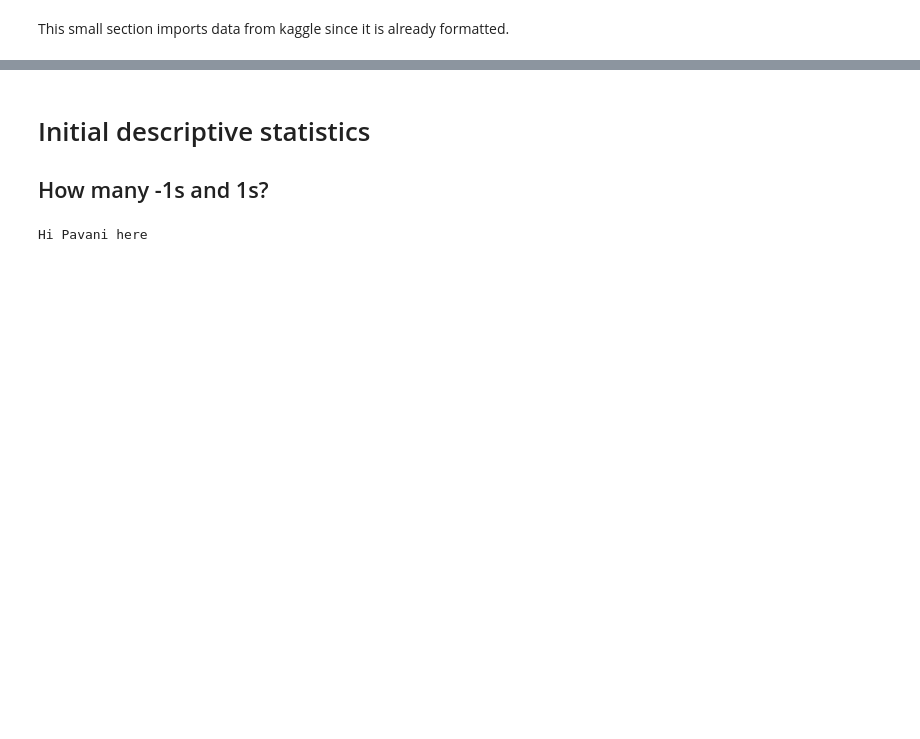
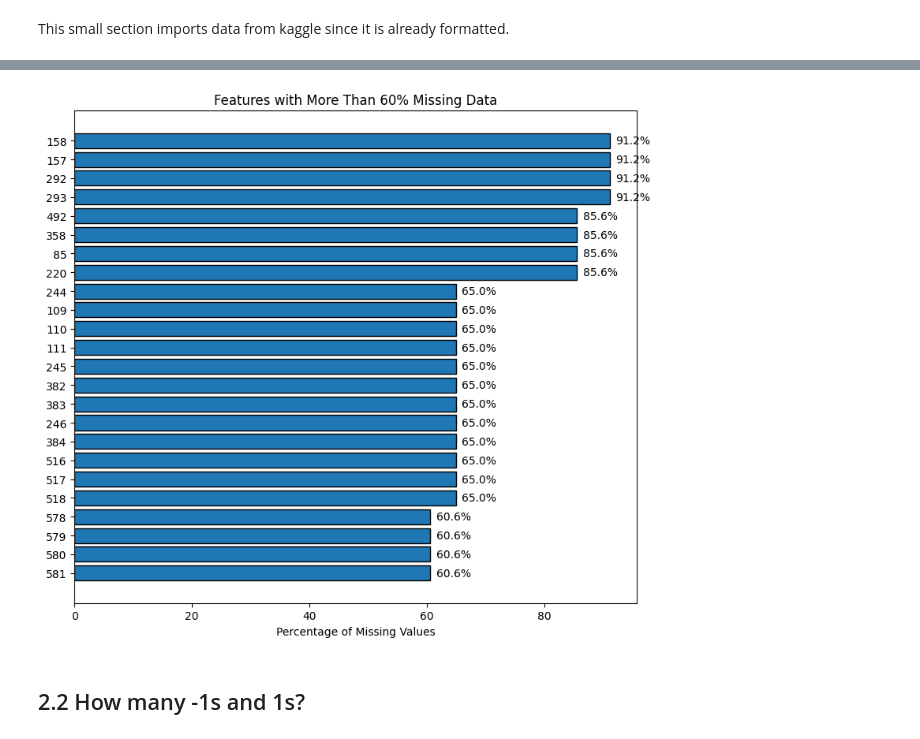
Before and after one commit to krishna1kok/DataCamp-Project, a Jupyter notebook: books/main.ipynb, the cells around one changed output, grey strips where cells are left out. Saved outputs shown, nothing was run; the diff lists cells and outputs as text; code cells hidden in the pictures; blank space fills up the shorter version.

```diff
--- a/books/main.ipynb
+++ b/books/main.ipynb
@@ -55,7 +360,30 @@ Hello everybody, this is a test
+# %%
+# 2.1.4 Visualise features with >60% missing values
+
+import matplotlib.pyplot as plt
+
+# reuse the DataFrame from Cell 2.26
+high_missing_df = features_with_high_missingness.copy()
+
+# create horizontal bar chart
+fig, ax = plt.subplots(figsize=(8, max(6, len(high_missing_df)*0.3)))
+ax.barh(
+    high_missing_df['feature_name'],
+    high_missing_df['missing_percentage'],
+    color='C0',
+    edgecolor='k'
+)
+ax.set_xlabel('Percentage of Missing Values')
+ax.set_title('Features with More Than 60% Missing Data')
+ax.invert_yaxis()  # show highest percentages at the top
+
+# annotate each bar with its missing % value
+for idx, pct in enumerate(high_missing_df['missing_percentage']):
+    ax.text(pct + 1, idx, f"{pct:.1f}%", va='center')
+
+plt.tight_layout()
+plt.show()
+# %% [output]
+[figure, added]
 # %% [markdown]
-# Initial descriptive statistics
-## How many -1s and 1s?
+## 2.2 How many -1s and 1s?
-# %%
-print('Hi Pavani here')
-# %% [output]
-Hi Pavani here
```
Also changed, not shown: parts of 36 cells of this notebook.
